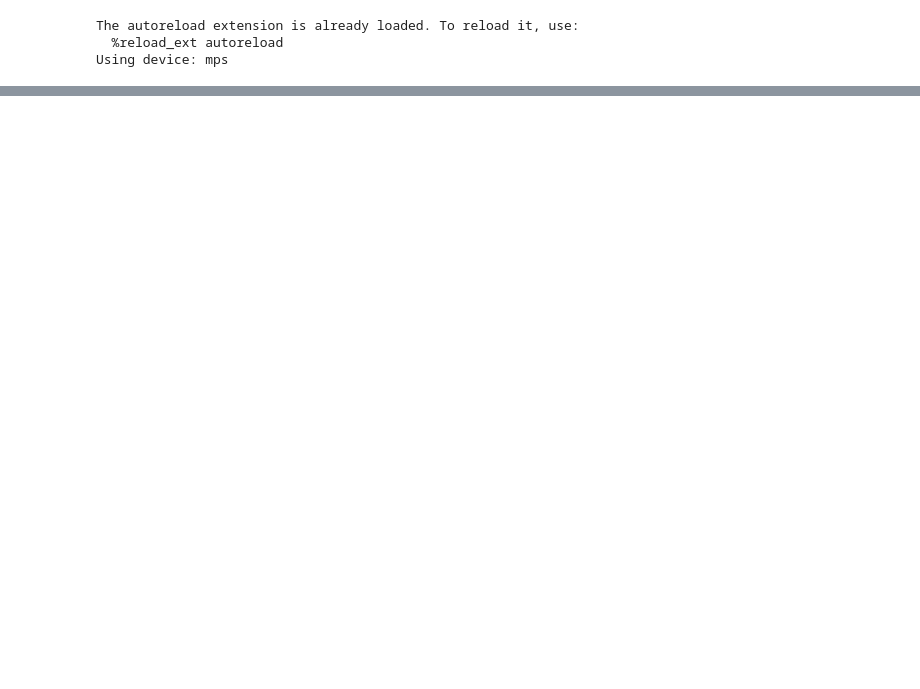
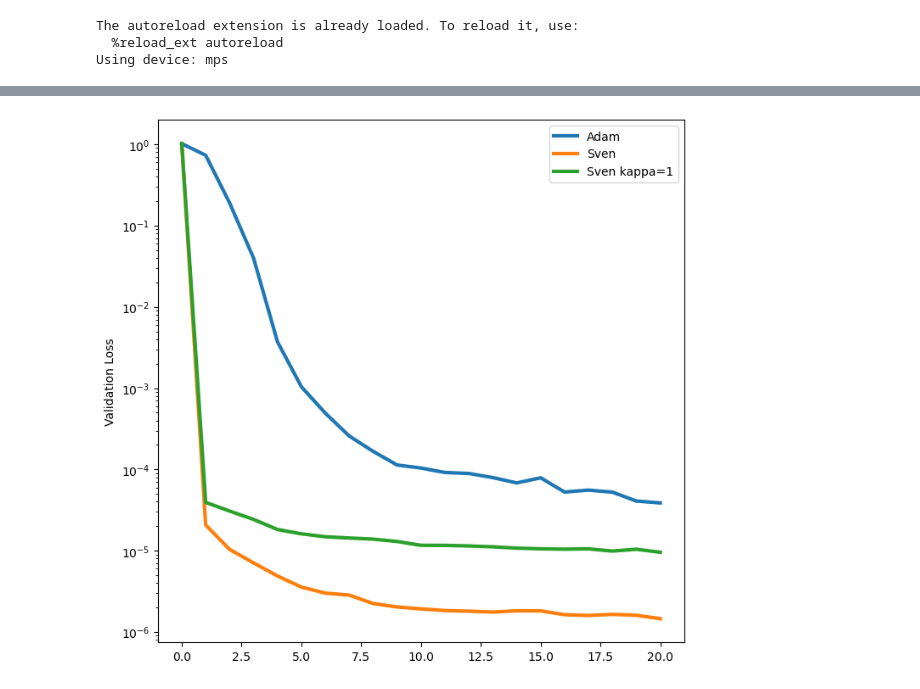
Before and after one commit to sambt/sven-experiments, a Jupyter notebook: notebooks_new/toy_1d_testing.ipynb, the cells around one changed output, grey strips where cells are left out. Drawn from its saved outputs; the diff is of its cells as text; code cells hidden in the pictures; blank space fills up the shorter version.

```diff
--- a/notebooks_new/toy_1d_testing.ipynb
+++ b/notebooks_new/toy_1d_testing.ipynb
@@ -61,3 +50,13 @@ mlp_base = MLP(**mlp_kwargs)
 init_state = copy.deepcopy(mlp_base.state_dict())
 del mlp_base # free memory
+# %%
+# training parameters
+batch_size = 32
+n_epoch = 20
+LOADER_SEED = 98765
+
+lr_adam = 1e-3
+lr_sven = 0.05
+k_sven = 16
+rtol_sven = 1e-3
 # %% [markdown]
@@ -120,0 +107,21 @@ plt.tight_layout()
+# %%
+if device == torch.device('mps'):
+    device = torch.device('cpu')
+model_sven_kappa1 = make_mlp()
+model_sven_kappa1.load_state_dict(init_state)
+model_sven_kappa1 = model_sven_kappa1.to(device)
+
+def loss_fn(pred,y):
+    #y = F.one_hot(y, num_classes=len(digits)).to(pred)
+    #return (pred - y).pow(2).sum(dim=1)
+    return (pred - y).pow(2).sum(dim=1)
+
+
+model_sven_kappa1 = SvenWrapper(model_sven_kappa1, loss_fn, device=device, kappa=1.0)
+optimizer = Sven(model_sven_kappa1,lr=lr_sven,k=k_sven,rtol=rtol_sven,track_svd_info=True,svd_mode='torch',use_rmsprop=False)
+
+train_loader = DataLoader(toy_1d.train_dataset, batch_size=batch_size, shuffle=True, generator=torch.Generator().manual_seed(LOADER_SEED))
+test_loader = DataLoader(toy_1d.val_dataset, batch_size=256, shuffle=False)
+
+model_sven_kappa1, losses_sven_kappa1, optimizer = train_loop_svd(model_sven_kappa1,optimizer,loss_fn,train_loader,test_loader,n_epoch,device,track_acc=True)
+svd_info = optimizer.svd_info
@@ -120,0 +140,10 @@ plt.tight_layout()
+# %%
+plt.figure(figsize=(8,8))
+plt.plot(losses_adam['val'],label='Adam',lw=3)
+plt.plot(losses_sven['val'],label='Sven',lw=3)
+plt.plot(losses_sven_kappa1['val'],label='Sven kappa=1',lw=3)
+plt.legend()
+plt.ylabel("Validation Loss")
+plt.yscale('log')
+# %% [output]
+[figure, added]
```
Also changed, not shown: parts of 13 cells of this notebook, 4 other files.
